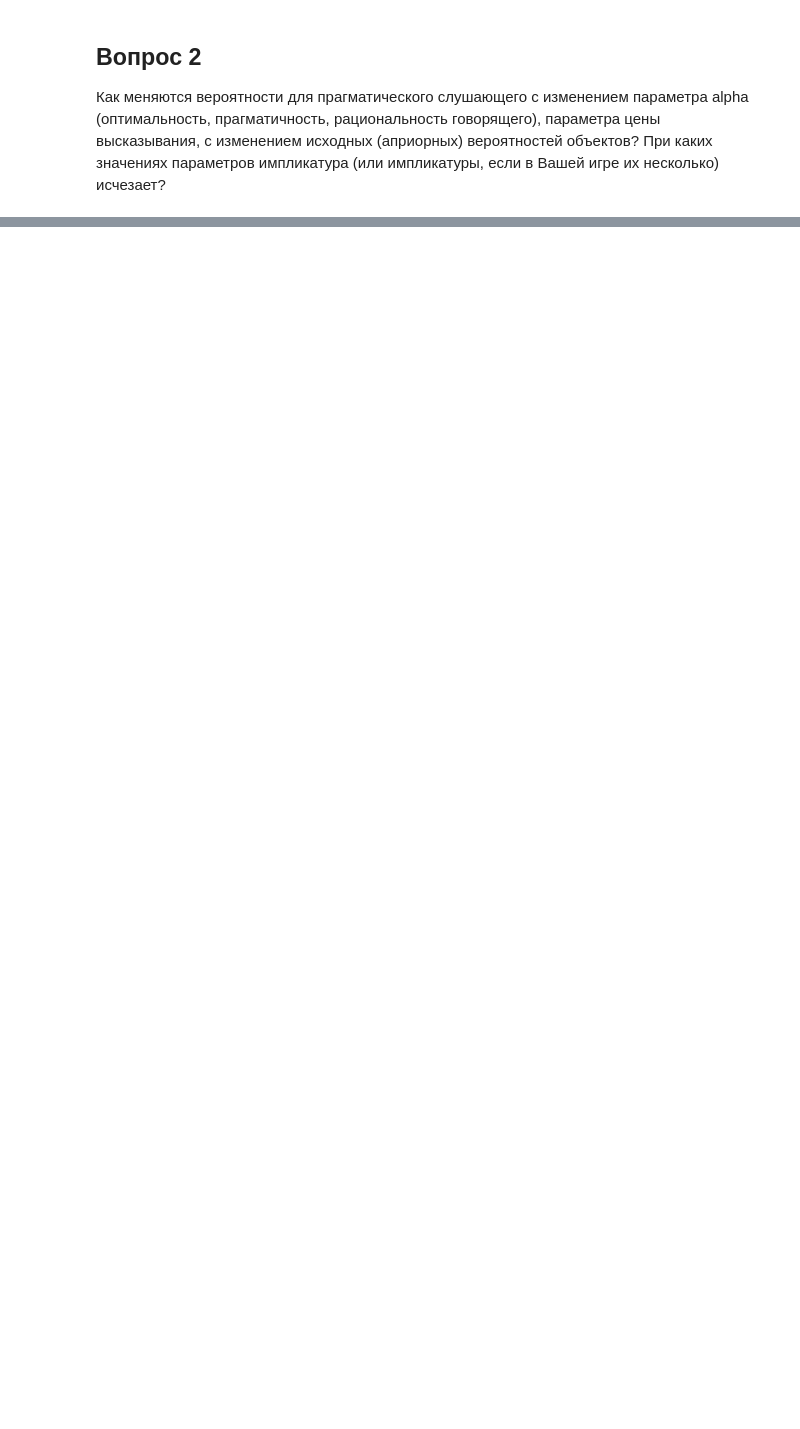
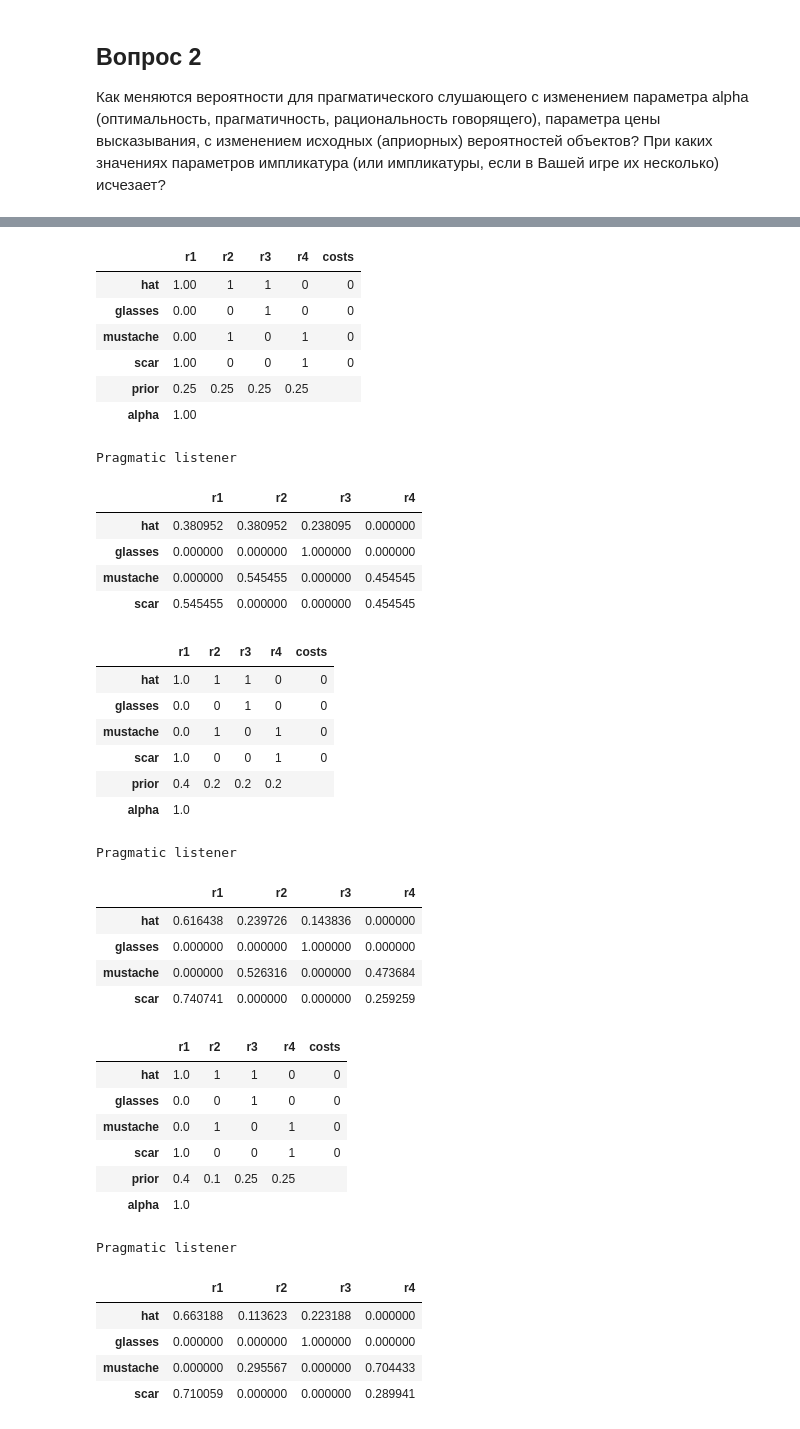
Before and after one commit to arstotrix/semantics_and_whatnot, a Jupyter notebook: task3/RSA_QnA.ipynb, the cells around one changed output, grey strips where cells are left out. Drawn from its saved outputs; the diff is of its cells as text; code cells hidden in the pictures; blank space fills up the shorter version.

```diff
--- a/task3/RSA_QnA.ipynb
+++ b/task3/RSA_QnA.ipynb
@@ -162,0 +307,48 @@ Pragmatic listener
+# %%
+prior4_mod_4 = RSA(lexicon=lex, prior=[0.4, 0.2, 0.2, 0.2], costs=[0.0, 0.0, 0.0, 0.0])
+prior4_mod_2 = RSA(lexicon=lex, prior=[0.4, 0.1, 0.25, 0.25], costs=[0.0, 0.0, 0.0, 0.0])
+prior4_mod_10 = RSA(lexicon=lex, prior=[0.25, 0.25, 0.25, 0.25], costs=[0.0, 0.0, 0.0, 0.0])
+
+display_game(prior4_mod_10)
+display_game(prior4_mod_4)
+display_game(prior4_mod_2)
+# %% [output]
+|  | r1 | r2 | r3 | r4 | costs |
+| hat | 1.00 | 1 | 1 | 0 | 0 |
+| glasses | 0.00 | 0 | 1 | 0 | 0 |
+| mustache | 0.00 | 1 | 0 | 1 | 0 |
+| scar | 1.00 | 0 | 0 | 1 | 0 |
+| prior | 0.25 | 0.25 | 0.25 | 0.25 |  |
+| alpha | 1.00 |  |  |  |  |
+Pragmatic listener
+|  | r1 | r2 | r3 | r4 |
+| hat | 0.380952 | 0.380952 | 0.238095 | 0.000000 |
+| glasses | 0.000000 | 0.000000 | 1.000000 | 0.000000 |
+| mustache | 0.000000 | 0.545455 | 0.000000 | 0.454545 |
+| scar | 0.545455 | 0.000000 | 0.000000 | 0.454545 |
+|  | r1 | r2 | r3 | r4 | costs |
+| hat | 1.0 | 1 | 1 | 0 | 0 |
+| glasses | 0.0 | 0 | 1 | 0 | 0 |
+| mustache | 0.0 | 1 | 0 | 1 | 0 |
+| scar | 1.0 | 0 | 0 | 1 | 0 |
+| prior | 0.4 | 0.2 | 0.2 | 0.2 |  |
+| alpha | 1.0 |  |  |  |  |
+Pragmatic listener
+|  | r1 | r2 | r3 | r4 |
+| hat | 0.616438 | 0.239726 | 0.143836 | 0.000000 |
+| glasses | 0.000000 | 0.000000 | 1.000000 | 0.000000 |
+| mustache | 0.000000 | 0.526316 | 0.000000 | 0.473684 |
+| scar | 0.740741 | 0.000000 | 0.000000 | 0.259259 |
+|  | r1 | r2 | r3 | r4 | costs |
+| hat | 1.0 | 1 | 1 | 0 | 0 |
+| glasses | 0.0 | 0 | 1 | 0 | 0 |
+| mustache | 0.0 | 1 | 0 | 1 | 0 |
+| scar | 1.0 | 0 | 0 | 1 | 0 |
+| prior | 0.4 | 0.1 | 0.25 | 0.25 |  |
+| alpha | 1.0 |  |  |  |  |
+Pragmatic listener
+|  | r1 | r2 | r3 | r4 |
+| hat | 0.663188 | 0.113623 | 0.223188 | 0.000000 |
+| glasses | 0.000000 | 0.000000 | 1.000000 | 0.000000 |
+| mustache | 0.000000 | 0.295567 | 0.000000 | 0.704433 |
+| scar | 0.710059 | 0.000000 | 0.000000 | 0.289941 |
```
Also changed, not shown: parts of 20 cells of this notebook.
